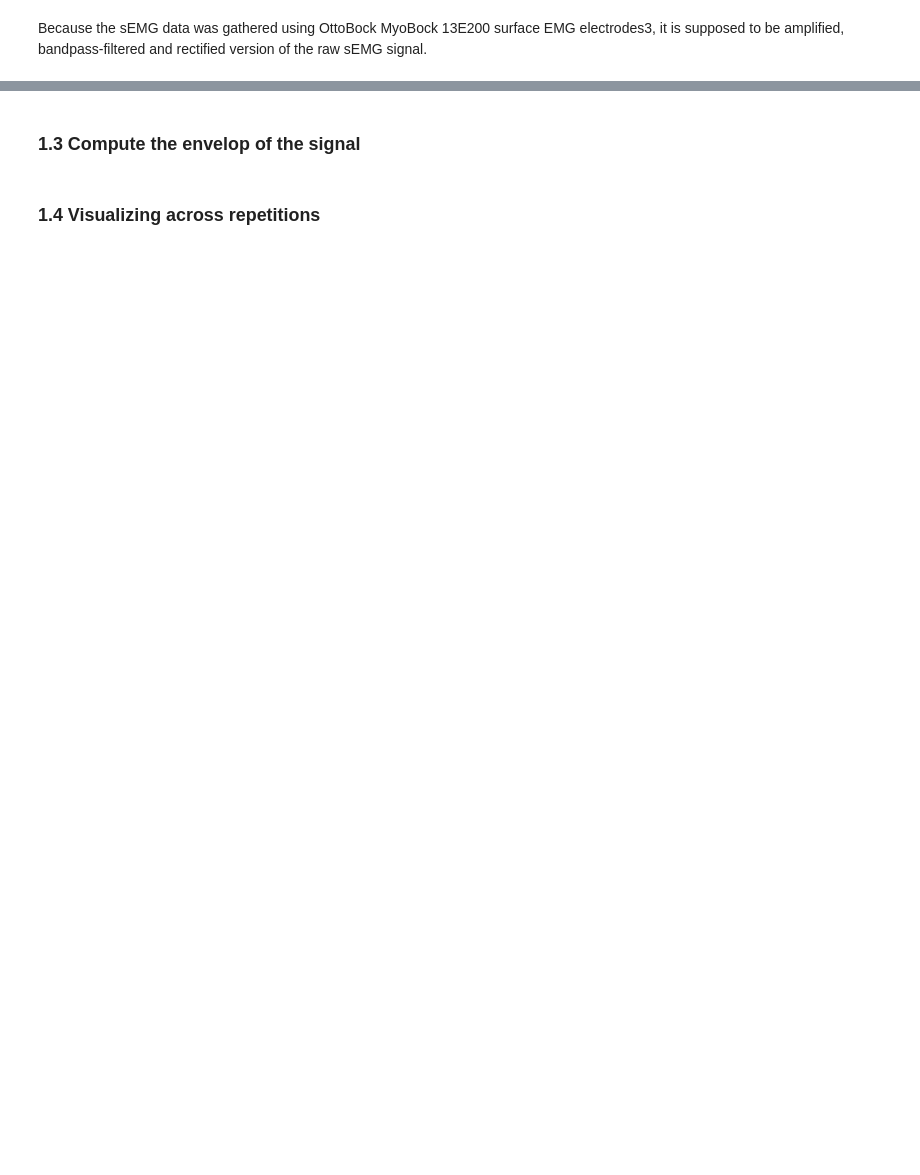
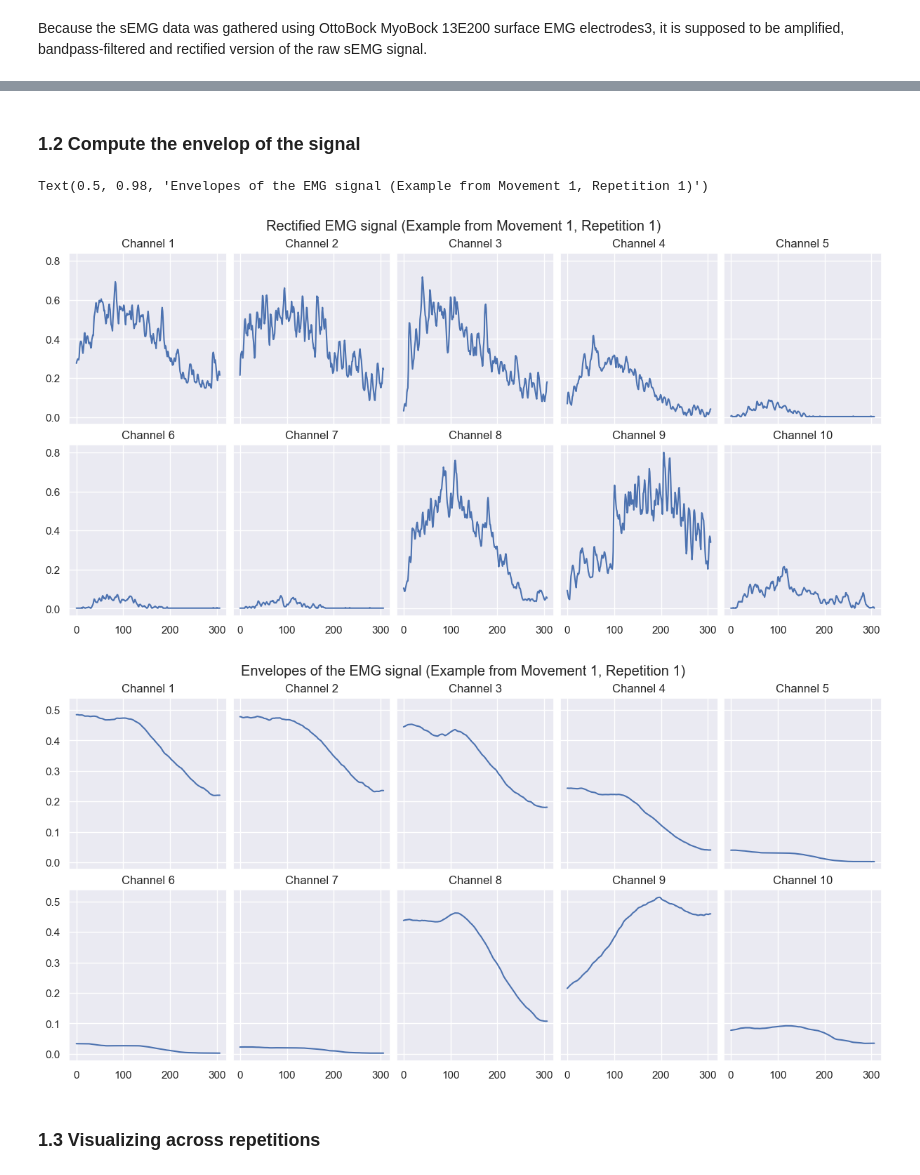
Before and after one commit to YuanshengZhou309/NSSP_Project2, a Jupyter notebook: Miniproject2-Part1-2.ipynb, the cells around one changed output, grey strips where cells are left out. Drawn from its saved outputs; the diff is of its cells as text; code cells hidden in the pictures; blank space fills up the shorter version.

```diff
--- a/Miniproject2-Part1-2.ipynb
+++ b/Miniproject2-Part1-2.ipynb
@@ -100,9 +128 @@ ax[1].set_title("Power Spectral Density plot in Log scale")
-# %%
-emg_rectified = np.abs(emg_filtered)
-
-fig, ax = plt.subplots(n_channels, 1, constrained_layout=True, figsize=(15, 15))
-for channel_idx in range(n_channels):
-    ax[channel_idx].plot(time_steps, emg_rectified[:, channel_idx])
-    ax[channel_idx].set_xlabel("Time [s]")
-    ax[channel_idx].set_ylabel(f"EMG #{channel_idx+1} [uV]")
 # %%
@@ -127,5 +164,5 @@ number_of_samples_per_trial
 # %% [markdown]
-### 1.3 Compute the envelop of the signal
+### 1.2 Compute the envelop of the signal
 # %%
 mov_mean_size = 200
 mov_mean_weights = np.ones(mov_mean_size) / mov_mean_size
@@ -137,29 +174,33 @@ emg_envelopes = [[None for repetition_idx in range(n_repetitions)] for stimuli_i
 for stimuli_idx in range(n_stimuli):
     for repetition_idx in range(n_repetitions):
         idx = np.logical_and(stimulus == stimuli_idx + 1, repetition == repetition_idx + 1).flatten()
-        emg_windows[stimuli_idx][repetition_idx] = emg_rectified[idx, :]
+        emg_windows[stimuli_idx][repetition_idx] = emg_filtered[idx, :]
         emg_envelopes[stimuli_idx][repetition_idx] = convolve1d(emg_windows[stimuli_idx][repetition_idx], mov_mean_weights, axis=0)
 # %%
 # Plot all the channels on the same y-scale
 fig, ax = plt.subplots(2, 5, figsize=(12, 6), constrained_layout=True, sharex=True, sharey=True)
 ax = ax.ravel()
 
-number_of_emg_channels = emg_rectified.shape[-1]
+number_of_emg_channels = emg_filtered.shape[-1]
 # plot Rectified EMG signal
 for channel_idx in range(number_of_emg_channels):
     ax[channel_idx].plot(emg_windows[0][0][:, channel_idx])
     ax[channel_idx].set_title(f"Channel {channel_idx+1}")
-plt.suptitle("Rectified EMG signal")
+plt.suptitle("Rectified EMG signal (Example from Movement 1, Repetition 1)")
 
 # plot Envelopes of the EMG signal
 fig, ax = plt.subplots(2, 5, figsize=(12, 6), constrained_layout=True, sharex=True, sharey=True)
 ax = ax.ravel()
 for channel_idx in range(number_of_emg_channels):
     ax[channel_idx].plot(emg_envelopes[0][0][:, channel_idx])
     ax[channel_idx].set_title(f"Channel {channel_idx+1}")
-plt.suptitle("Envelopes of the EMG signal")
+plt.suptitle("Envelopes of the EMG signal (Example from Movement 1, Repetition 1)")
+# %% [output]
+Text(0.5, 0.98, 'Envelopes of the EMG signal (Example from Movement 1, Repetition 1)')
+[figure, added]
+[figure, added]
 # %% [markdown]
-### 1.4 Visualizing across repetitions
+### 1.3 Visualizing across repetitions
 # %%
 emg_average_activations = np.zeros((n_channels, n_stimuli, n_repetitions))
 for stimuli_idx in range(n_stimuli):
```
Also changed, not shown: parts of 25 cells of this notebook.
